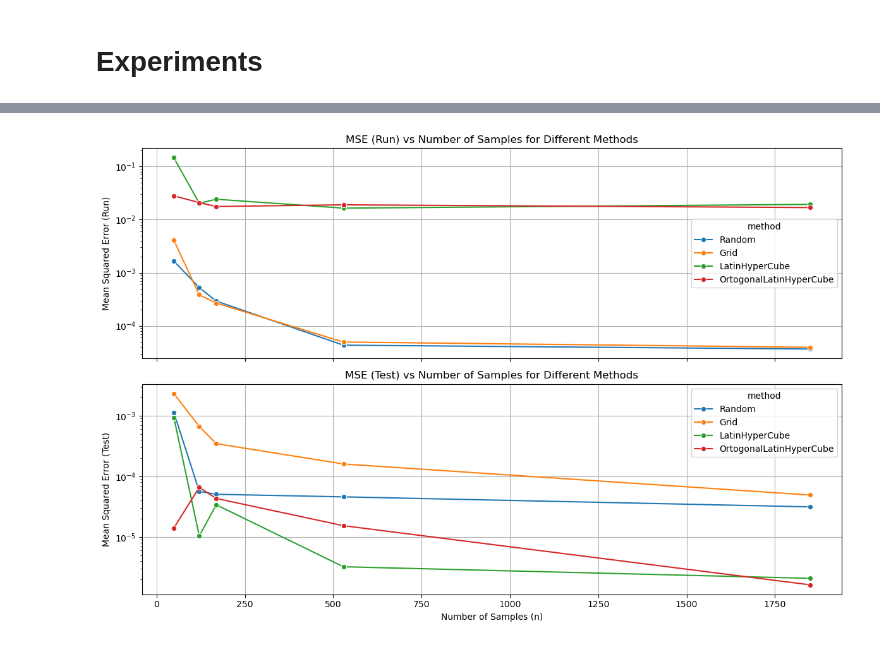
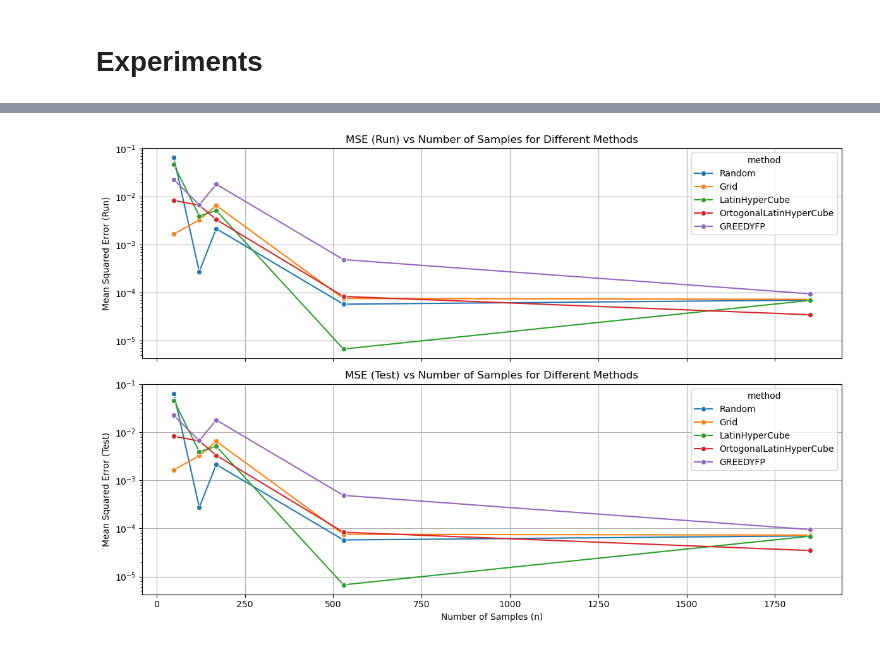
Before and after one commit to darkraisisi/sampling_hillslope_surrogate, a Jupyter notebook: experiments.ipynb, the cells around one changed output, grey strips where cells are left out. Saved outputs shown, nothing was run; the diff lists cells and outputs as text; code cells hidden in the pictures.

Commit message:
experiments

```diff
--- a/experiments.ipynb
+++ b/experiments.ipynb
@@ -424,6 +419,12 @@ from surrogate import neural_network
 from sampling import grid, random as rs, lhs
 from visualise import stream, surface
 # %%
+D_true, B_true = Grid.sample_stack([(0, D_lim), (0, B_lim)], pred_grid)
+X_eval = np.column_stack((B_true.flatten(), D_true.flatten(), np.repeat(g, (sq*sq))))
+dB_dt, dD_dt = mm.step(B_true, D_true, g, warm_up=0)
+y_eval = np.column_stack((dB_dt.flatten(), dD_dt.flatten()))
+
+
 def experiment(sampling_methods, n_requested_samples, ranges, hyper_parameters):
     random_state = 12345
 
@@ -434,10 +435,8 @@ def experiment(sampling_methods, n_requested_samples, ranges, hyper_parameters):
     n_samples = [prime**2 for prime in primes]
     g = 1.76
 
-    GS = grid.Grid()
-    n_eval = 10^6
-    D_true, B_true = GS.sample_stack(ranges, n_eval)
-    print(D_true.shape)
+    n_eval = 10**6
+    D_true, B_true = Random.sample_stack(ranges, n_eval)
     true_dB_dt, true_dD_dt = mm.step(B_true, D_true, g, warm_up=0)
     # The same across all current experiments
     X_true = np.column_stack((B_true.flatten(), D_true.flatten(), np.repeat(g, (n_eval))))
@@ -445,13 +444,15 @@ def experiment(sampling_methods, n_requested_samples, ranges, hyper_parameters):
 
     for method in sampling_methods:
         for i, n in enumerate(n_samples):
-            D_points, B_points = method.sample_stack(ranges, n, random_state=random_state)
-            # re_size = (primes[i], primes[i])
+            method_name = str(method.__name__)
+            # if applicable 10 refreshes per sample size
+            refresh_max = int(n/10)
 
+            D_points, B_points = method.sample_stack(ranges, n, random_state=random_state, refresh_count=refresh_max, scale=2)
             train_dB_dt, train_dD_dt = mm.step(B_points, D_points, g)
             X = np.column_stack([B_points.flatten(), D_points.flatten(), np.repeat(g, (n))])
             y = np.column_stack([train_dB_dt.flatten(), train_dD_dt.flatten()])
-            print(n, X.shape)
+            print(method_name, n, X.shape)
 
             X_train, X_test, y_train, y_test = train_test_split(X, y, test_size=0.4, shuffle=True, random_state=random_state)
             X_val, X_test, y_val, y_test = train_test_split(X_test, y_test, test_size=0.5, shuffle=True, random_state=random_state)
@@ -461,7 +462,6 @@ def experiment(sampling_methods, n_requested_samples, ranges, hyper_parameters):
 
             y_true_pred = NN.predict(X_true)
             y_test_pred = NN.predict(X_test)
-            method_name = str(method.__class__).split(".")[-1][:-2]
 
             new_row = pd.DataFrame([{
                 'method': method_name,
@@ -480,5 +480,8 @@ def experiment(sampling_methods, n_requested_samples, ranges, hyper_parameters):
 # All sampling methods instances you want to test.
 sampling_methods = [Random, Grid, LatinHyperCube, OrtogonalLatinHyperCube, GREEDYFP]
 
-# Approximations of N total samples. Should be qubes of a prime. Will be translated. if it is not.
-n_requested_samples = [50, 121, 200, 530, 2000]
+# Approximations of N total samples. Should be cubes of a prime. Will be translated if it is not.
+n_requested_samples = [25, 50, 121, 200, 530, 2025]
+req_sqrt = [int(np.sqrt(n)) for n in n_requested_samples]
+primes = [get_primes(sq)[-1] for sq in req_sqrt]
+primes
@@ -485,3 +490,3 @@ n_requested_samples = [50, 121, 200, 530, 2000]
 # %%
-results = experiment(sampling_methods, n_requested_samples, bounds, hp_4)
+results = experiment(sampling_methods, n_requested_samples, bounds, hp_5)
 # %% [output]
@@ -529,0 +523,4 @@ results
+# %%
+results['mae_diff'] = np.abs(results['mae_method'] - results['mae_run'])
+results['mse_diff'] = np.abs(results['mse_method'] - results['mse_run'])
+results
@@ -535,30 +550,30 @@ results
 # %%
 def plot_results_seaborn(results):
     # Create a new figure with two subplots
     fig, (ax1, ax2) = plt.subplots(2, 1, figsize=(12,8), sharex=True)
 
     # Plot the first lineplot on the first axis
     sns.lineplot(data=results, x='n', y='mse_run', hue='method', marker='o', ax=ax1)
     ax1.set_ylabel('Mean Squared Error (Run)')
     ax1.set_title('MSE (Run) vs Number of Samples for Different Methods')
     ax1.set_yscale('log')
     ax1.grid(True)
 
     # Plot the second lineplot on the second axis
-    sns.lineplot(data=results, x='n', y='mse_test', hue='method', marker='o', ax=ax2)
+    sns.lineplot(data=results, x='n', y='mse_method', hue='method', marker='o', ax=ax2)
     ax2.set_xlabel('Number of Samples (n)')
     ax2.set_ylabel('Mean Squared Error (Test)')
     ax2.set_title('MSE (Test) vs Number of Samples for Different Methods')
     ax2.set_yscale('log')
     ax2.grid(True)
 
     plt.tight_layout()
 
     # Show the plot
     plt.show()
 
 plot_results_seaborn(results)
 # %% [output]
-[figure, old version]
+[figure, new version]
 # %%
 results.to_csv(f"data/experiments/{datetime.now().strftime('%Y%m%d_%H%M%S')}.csv")
```
Also changed, not shown: parts of 16 cells of this notebook.
